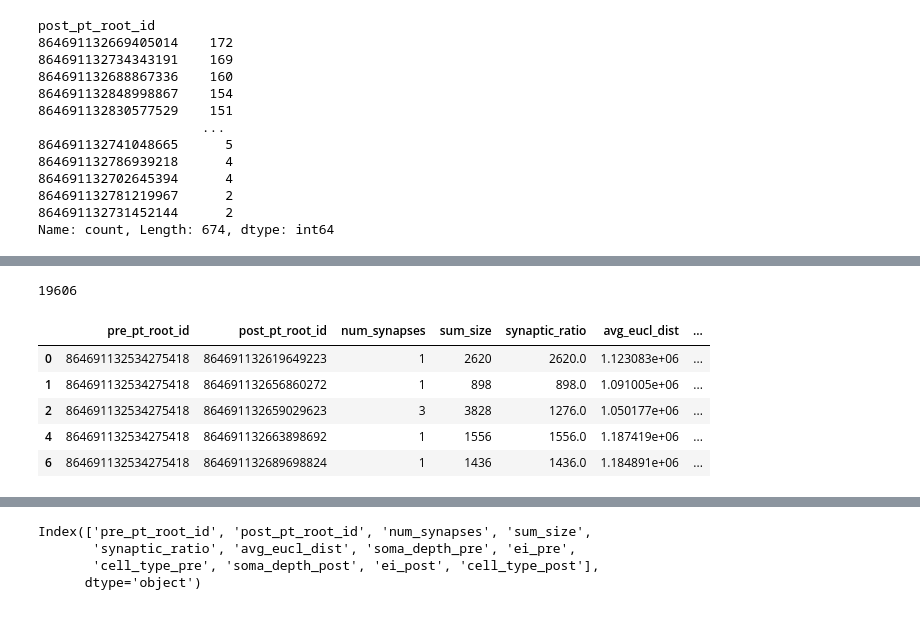
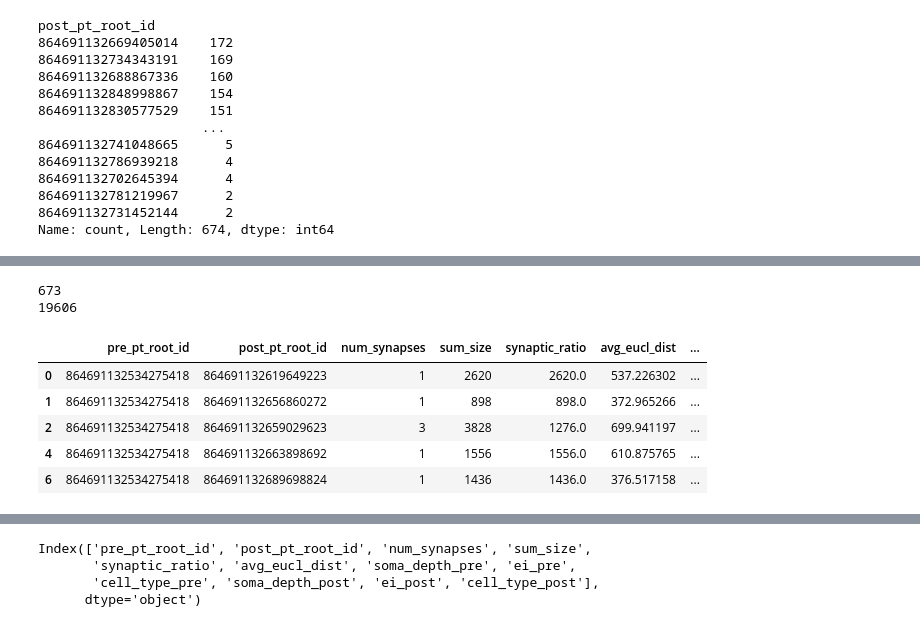
Before and after one commit to timkimd/connectomics, a Jupyter notebook: code/notebooks/grace_structure_final.ipynb, the cells around one changed output, grey strips where cells are left out. Saved outputs shown, nothing was run; the diff lists cells and outputs as text; code cells hidden in the pictures.

```diff
--- a/code/notebooks/grace_structure_final.ipynb
+++ b/code/notebooks/grace_structure_final.ipynb
@@ -145,5 +148,32 @@ def add_euclidean_distance(df, x_col='x', y_col='y', z_col='z', new_col='distanc
     df[new_col] = np.sqrt(df[x_col]**2 + df[y_col]**2 + df[z_col]**2)
     return df
+# %%
+def calculate_euclidean_distance(df, x1_col, y1_col, z1_col, x2_col, y2_col, z2_col, new_col="distance"):
+    """
+    Calculates the Euclidean distance between (x1, y1, z1) and (x2, y2, z2) for each row in a DataFrame.
+
+    Parameters:
+    -----------
+    df : pandas.DataFrame
+        Input DataFrame containing coordinate columns.
+    x1_col, y1_col, z1_col : str
+        Column names for the first set of coordinates.
+    x2_col, y2_col, z2_col : str
+        Column names for the second set of coordinates.
+    new_col : str, optional (default="distance")
+        Name of the new column to store calculated distances.
+
+    Returns:
+    --------
+    pandas.DataFrame
+        DataFrame with an additional column containing Euclidean distances.
+    """
+    df[new_col] = np.sqrt(
+        (df[x2_col] - df[x1_col])**2 +
+        (df[y2_col] - df[y1_col])**2 +
+        (df[z2_col] - df[z1_col])**2
+    )
+    return df
 # %%
 # copy the synapses dataframe
 syn_df_ecldn = syn_df.copy()
@@ -157,7 +187,8 @@ syn_df_ecldn.head(5)
 | 4 | 220616943 | 574501.9 | 337249.6 | 258570.0 | 574152.7 | ... |
 # %%
 # compute the euclidean distance for each post_pt_root_id
-syn_df_ecldn = add_euclidean_distance(syn_df_ecldn, x_col='post_pt_position_x', y_col='post_pt_position_y', z_col='post_pt_position_z', new_col='euclidean_distance')
+syn_df_ecldn = calculate_euclidean_distance(syn_df_ecldn, x1_col ='post_pt_position_x', y1_col ='post_pt_position_y', z1_col='post_pt_position_z',
+                                      x2_col='pre_pt_position_x', y2_col ='pre_pt_position_y', z2_col ='pre_pt_position_z',new_col='euclidean_distance')
 syn_df_ecldn.head()
 # %% [output]
 |  | id | pre_pt_position_x | pre_pt_position_y | pre_pt_position_z | post_pt_position_x | ... |
@@ -463,20 +516,25 @@ Matching IDs: [864691132536286810 864691132536904794 864691132544823185
 # %%
 # index the matching IDs from postynaptic IE into EI connections
 # thus  where IE post_pt_root_id == EI pre_pt_root_id
+# checking from EI unique connections to make sure there are 673 matching IDS
+
+matching_root_ids = B[B["pre_pt_root_id"].isin(A["post_pt_root_id"])]["pre_pt_root_id"].unique()
+print(len(matching_root_ids))
 
 connectivity_ct_IE_EI_mgd = B[B["pre_pt_root_id"].isin(A["post_pt_root_id"])]
 print(len(connectivity_ct_IE_EI_mgd))
 connectivity_ct_IE_EI_mgd.head()
 
 #B[A["post_pt_root_id"].isin(B["pre_pt_root_id"])]
 # %% [output]
+673
 19606
 |  | pre_pt_root_id | post_pt_root_id | num_synapses | sum_size | synaptic_ratio | avg_eucl_dist | ... |
-| 0 | 864691132534275418 | 864691132619649223 | 1 | 2620 | 2620.0 | 1.123083e+06 | ... |
-| 1 | 864691132534275418 | 864691132656860272 | 1 | 898 | 898.0 | 1.091005e+06 | ... |
-| 2 | 864691132534275418 | 864691132659029623 | 3 | 3828 | 1276.0 | 1.050177e+06 | ... |
-| 4 | 864691132534275418 | 864691132663898692 | 1 | 1556 | 1556.0 | 1.187419e+06 | ... |
-| 6 | 864691132534275418 | 864691132689698824 | 1 | 1436 | 1436.0 | 1.184891e+06 | ... |
+| 0 | 864691132534275418 | 864691132619649223 | 1 | 2620 | 2620.0 | 537.226302 | ... |
+| 1 | 864691132534275418 | 864691132656860272 | 1 | 898 | 898.0 | 372.965266 | ... |
+| 2 | 864691132534275418 | 864691132659029623 | 3 | 3828 | 1276.0 | 699.941197 | ... |
+| 4 | 864691132534275418 | 864691132663898692 | 1 | 1556 | 1556.0 | 610.875765 | ... |
+| 6 | 864691132534275418 | 864691132689698824 | 1 | 1436 | 1436.0 | 376.517158 | ... |
 # %%
 # another way - not my favorite due to the duplication of information
 # merge IE and EI dataframes where where IE post_pt_root_id == EI pre_pt_root_id
```
Also changed, not shown: parts of 17 cells of this notebook.
